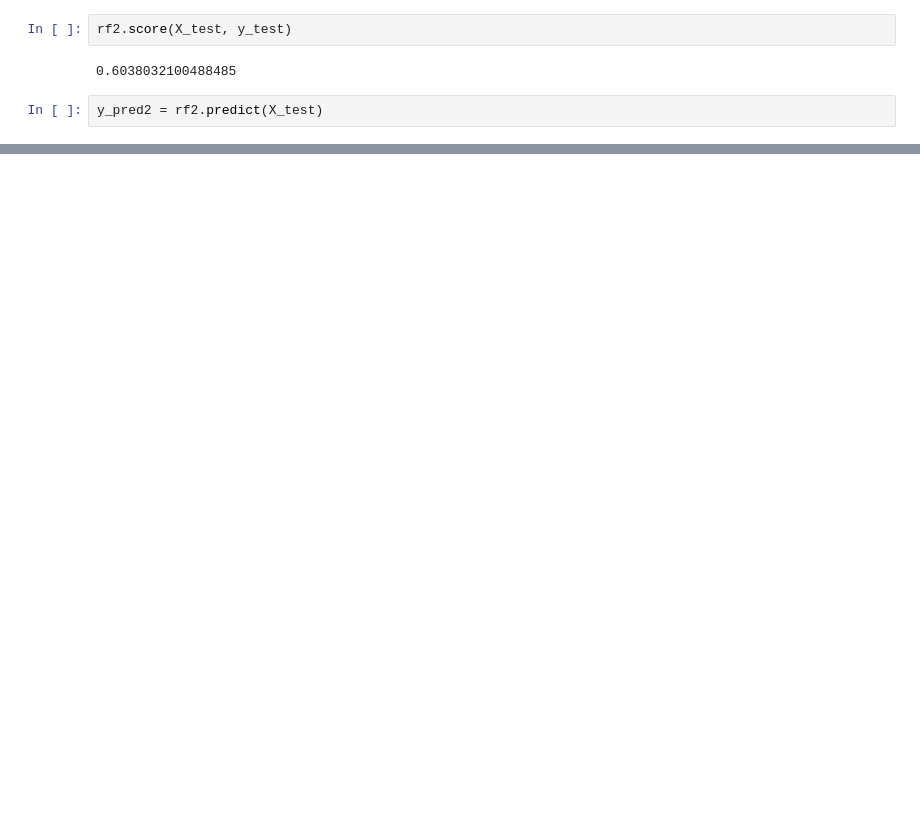
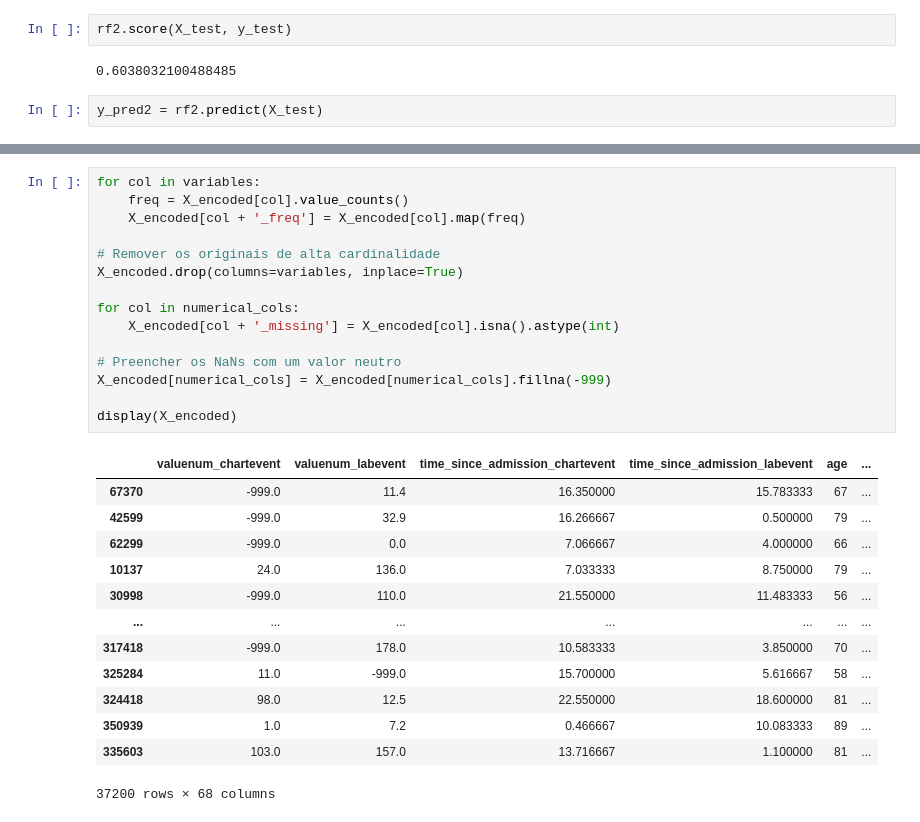
Before and after one commit to CatarinaCosta02/Master_Thesis, a Jupyter notebook: models/RForest.ipynb, the cells around one changed output, grey strips where cells are left out. Drawn from its saved outputs; the diff is of its cells as text; blank space fills up the shorter version.

```diff
--- a/models/RForest.ipynb
+++ b/models/RForest.ipynb
@@ -430,0 +547,29 @@ weighted avg       0.59      0.60      0.59      5732
+# %%
+for col in variables:
+    freq = X_encoded[col].value_counts()
+    X_encoded[col + '_freq'] = X_encoded[col].map(freq)
+
+# Remover os originais de alta cardinalidade
+X_encoded.drop(columns=variables, inplace=True)
+
+for col in numerical_cols:
+    X_encoded[col + '_missing'] = X_encoded[col].isna().astype(int)
+
+# Preencher os NaNs com um valor neutro
+X_encoded[numerical_cols] = X_encoded[numerical_cols].fillna(-999)
+
+display(X_encoded)
+# %% [output]
+|  | valuenum_chartevent | valuenum_labevent | time_since_admission_chartevent | time_since_admission_labevent | age | ... |
+| 67370 | -999.0 | 11.4 | 16.350000 | 15.783333 | 67 | ... |
+| 42599 | -999.0 | 32.9 | 16.266667 | 0.500000 | 79 | ... |
+| 62299 | -999.0 | 0.0 | 7.066667 | 4.000000 | 66 | ... |
+| 10137 | 24.0 | 136.0 | 7.033333 | 8.750000 | 79 | ... |
+| 30998 | -999.0 | 110.0 | 21.550000 | 11.483333 | 56 | ... |
+| ... | ... | ... | ... | ... | ... | ... |
+| 317418 | -999.0 | 178.0 | 10.583333 | 3.850000 | 70 | ... |
+| 325284 | 11.0 | -999.0 | 15.700000 | 5.616667 | 58 | ... |
+| 324418 | 98.0 | 12.5 | 22.550000 | 18.600000 | 81 | ... |
+| 350939 | 1.0 | 7.2 | 0.466667 | 10.083333 | 89 | ... |
+| 335603 | 103.0 | 157.0 | 13.716667 | 1.100000 | 81 | ... |
+37200 rows × 68 columns
```
Also changed, not shown: parts of 46 cells of this notebook, 1 other file.
